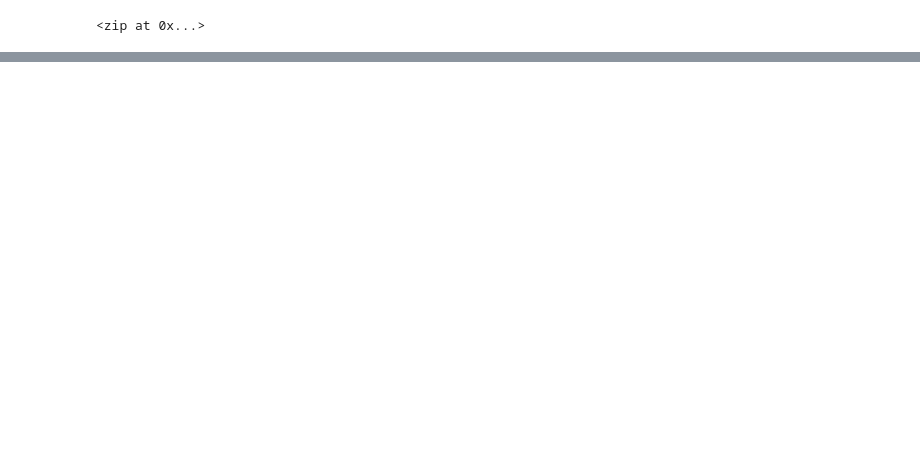
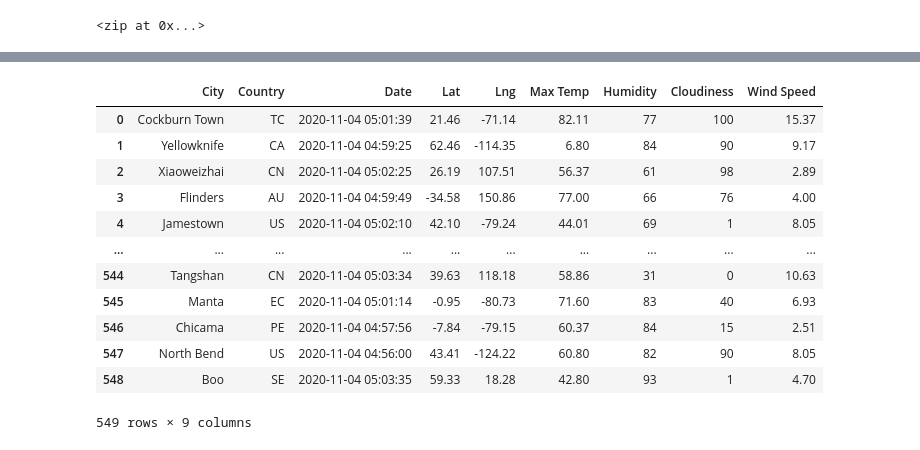
Before and after one commit to sphan35/World_Weather_Analysis, a Jupyter notebook: WeatherPy.ipynb, the cells around one changed output, grey strips where cells are left out. Drawn from its saved outputs; the diff is of its cells as text; code cells hidden in the pictures; blank space fills up the shorter version.

Commit message:
WeatherPy.ipynb City Weather Data.

```diff
--- a/WeatherPy.ipynb
+++ b/WeatherPy.ipynb
@@ -33,0 +40,4 @@ len(cities)
+# %%
+# Starting URL for Weather Map API Call.
+url = "http://api.openweathermap.org/data/2.5/weather?units=Imperial&APPID=" + weather_api_key
+print(url)
@@ -33,0 +127,4 @@ len(cities)
+# %%
+# Convert the array of dictionaries to a Pandas DataFrame.
+city_data_df = pd.DataFrame(city_data)
+city_data_df.head(10)
@@ -33,0 +143,19 @@ len(cities)
+# %%
+new_column_order = ["City", "Country", "Date", "Lat", "Lng", "Max Temp", "Humidity", "Cloudiness", "Wind Speed"]
+# %%
+city_data_df = city_data_df[new_column_order]
+city_data_df
+# %% [output]
+|  | City | Country | Date | Lat | Lng | Max Temp | Humidity | Cloudiness | Wind Speed |
+| 0 | Cockburn Town | TC | 2020-11-04 05:01:39 | 21.46 | -71.14 | 82.11 | 77 | 100 | 15.37 |
+| 1 | Yellowknife | CA | 2020-11-04 04:59:25 | 62.46 | -114.35 | 6.80 | 84 | 90 | 9.17 |
+| 2 | Xiaoweizhai | CN | 2020-11-04 05:02:25 | 26.19 | 107.51 | 56.37 | 61 | 98 | 2.89 |
+| 3 | Flinders | AU | 2020-11-04 04:59:49 | -34.58 | 150.86 | 77.00 | 66 | 76 | 4.00 |
+| 4 | Jamestown | US | 2020-11-04 05:02:10 | 42.10 | -79.24 | 44.01 | 69 | 1 | 8.05 |
+| ... | ... | ... | ... | ... | ... | ... | ... | ... | ... |
+| 544 | Tangshan | CN | 2020-11-04 05:03:34 | 39.63 | 118.18 | 58.86 | 31 | 0 | 10.63 |
+| 545 | Manta | EC | 2020-11-04 05:01:14 | -0.95 | -80.73 | 71.60 | 83 | 40 | 6.93 |
+| 546 | Chicama | PE | 2020-11-04 04:57:56 | -7.84 | -79.15 | 60.37 | 84 | 15 | 2.51 |
+| 547 | North Bend | US | 2020-11-04 04:56:00 | 43.41 | -124.22 | 60.80 | 82 | 90 | 8.05 |
+| 548 | Boo | SE | 2020-11-04 05:03:35 | 59.33 | 18.28 | 42.80 | 93 | 1 | 4.70 |
+549 rows × 9 columns
```
Also changed, not shown: parts of 7 cells of this notebook, 5 other files.
